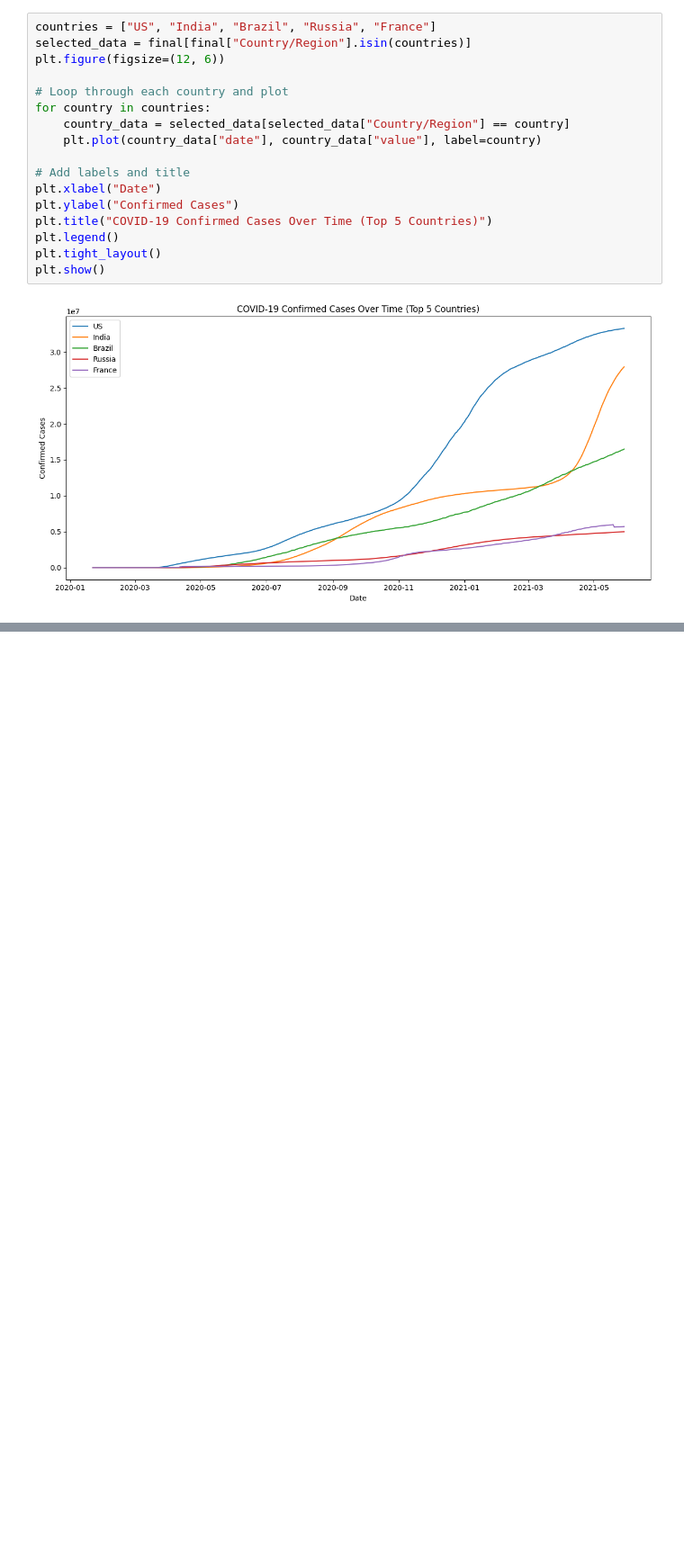
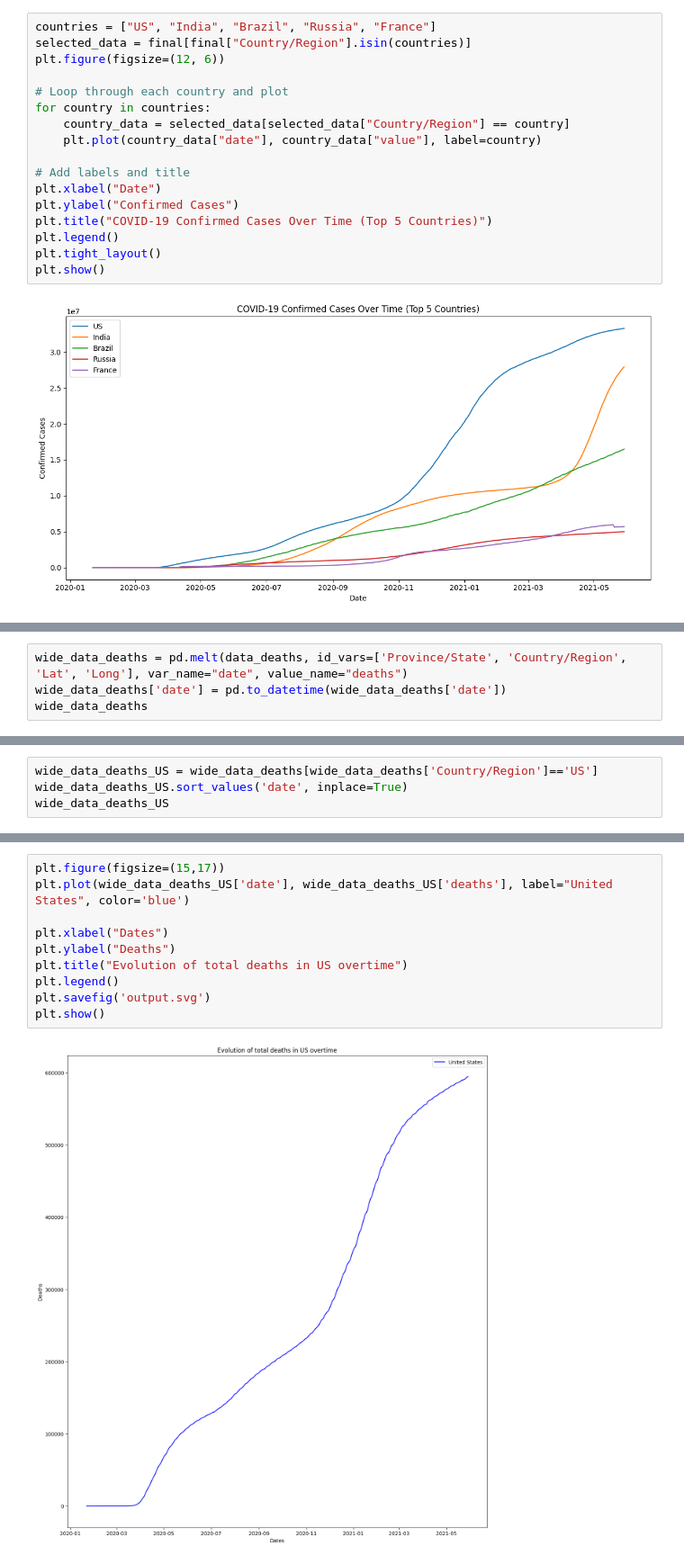
Before and after one commit to fizz-i/COVID-19_Case-study, a Jupyter notebook: case-study_1.ipynb, the cells around one changed output, grey strips where cells are left out. Shown at 90% size. Saved outputs shown, nothing was run; the diff lists cells and outputs as text; blank space fills up the shorter version.

```diff
--- a/case-study_1.ipynb
+++ b/case-study_1.ipynb
@@ -139,0 +491,4 @@ plt.show()
+# %%
+wide_data_deaths = pd.melt(data_deaths, id_vars=['Province/State', 'Country/Region', 'Lat', 'Long'], var_name="date", value_name="deaths")
+wide_data_deaths['date'] = pd.to_datetime(wide_data_deaths['date'])
+wide_data_deaths
@@ -139,0 +538,4 @@ plt.show()
+# %%
+wide_data_deaths_US = wide_data_deaths[wide_data_deaths['Country/Region']=='US']
+wide_data_deaths_US.sort_values('date', inplace=True)
+wide_data_deaths_US
@@ -139,0 +560,12 @@ plt.show()
+# %%
+plt.figure(figsize=(15,17))
+plt.plot(wide_data_deaths_US['date'], wide_data_deaths_US['deaths'], label="United States", color='blue')
+
+plt.xlabel("Dates")
+plt.ylabel("Deaths")
+plt.title("Evolution of total deaths in US overtime")
+plt.legend()
+plt.savefig('output.svg')
+plt.show()
+# %% [output]
+[figure, added]
```
Also changed, not shown: parts of 38 cells of this notebook.
